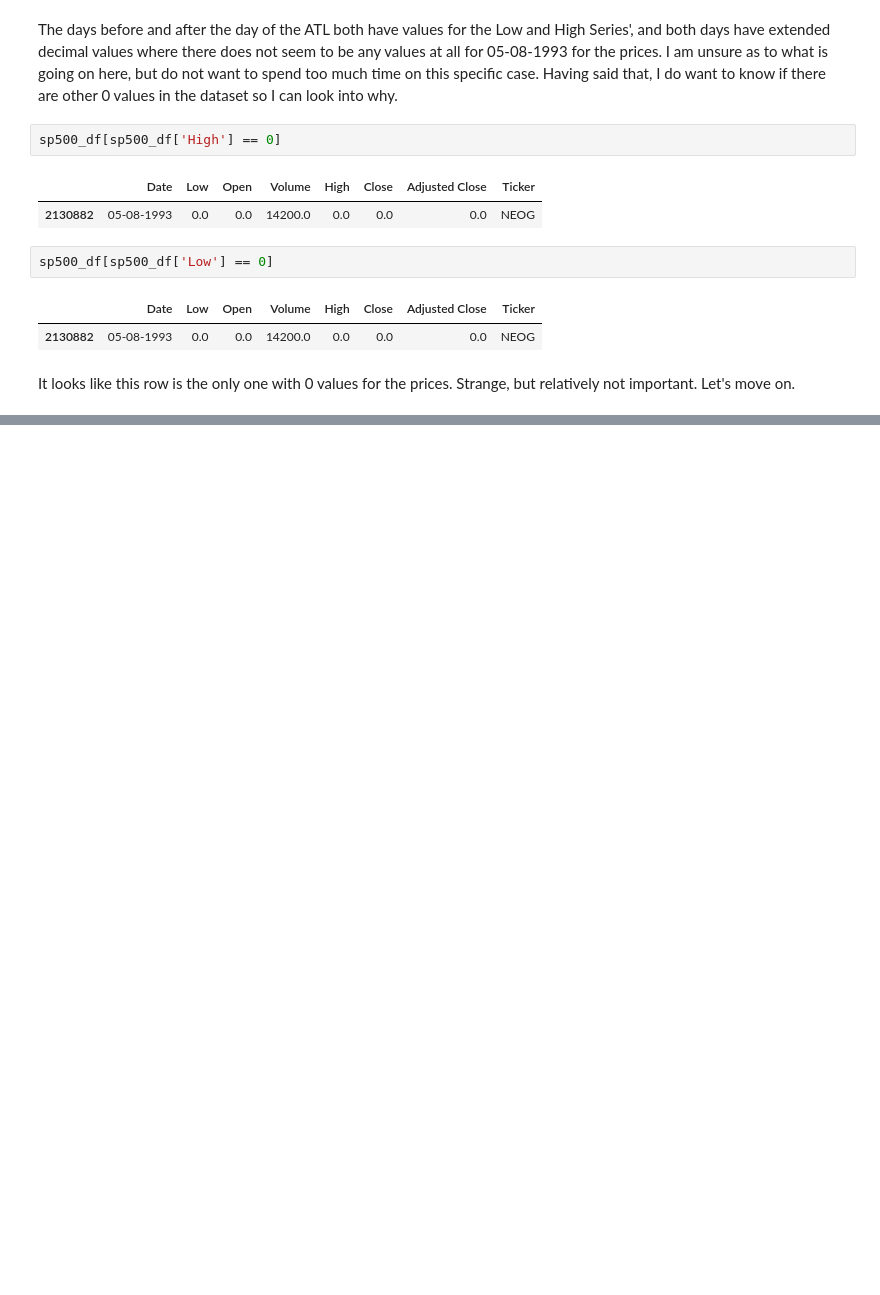
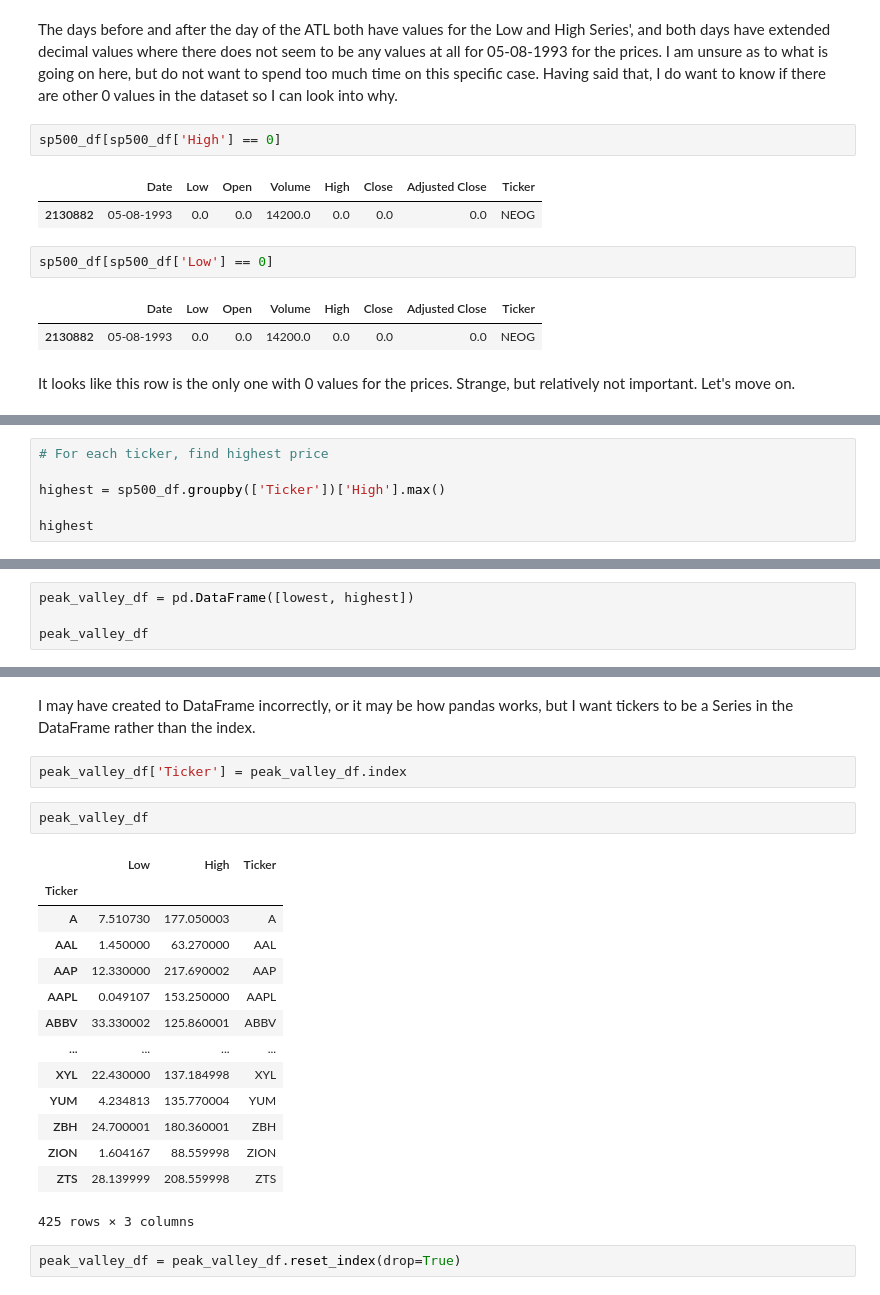
Before and after one commit to moferg/stock-market-analysis, a Jupyter notebook: stocks.ipynb, the cells around one changed output, grey strips where cells are left out. Drawn from its saved outputs; the diff is of its cells as text; blank space fills up the shorter version.

```diff
--- a/stocks.ipynb
+++ b/stocks.ipynb
@@ -235,0 +258,6 @@ It looks like this row is the only one with 0 values for the prices. Strange, bu
+# %%
+# For each ticker, find highest price
+
+highest = sp500_df.groupby(['Ticker'])['High'].max()
+
+highest
@@ -235,0 +278,4 @@ It looks like this row is the only one with 0 values for the prices. Strange, bu
+# %%
+peak_valley_df = pd.DataFrame([lowest, highest])
+
+peak_valley_df
@@ -235,0 +314,23 @@ It looks like this row is the only one with 0 values for the prices. Strange, bu
+# %% [markdown]
+I may have created to DataFrame incorrectly, or it may be how pandas works, but I want tickers to be a Series in the DataFrame rather than the index.
+# %%
+peak_valley_df['Ticker'] = peak_valley_df.index
+# %%
+peak_valley_df
+# %% [output]
+|  | Low | High | Ticker |
+| Ticker |  |  |  |
+| A | 7.510730 | 177.050003 | A |
+| AAL | 1.450000 | 63.270000 | AAL |
+| AAP | 12.330000 | 217.690002 | AAP |
+| AAPL | 0.049107 | 153.250000 | AAPL |
+| ABBV | 33.330002 | 125.860001 | ABBV |
+| ... | ... | ... | ... |
+| XYL | 22.430000 | 137.184998 | XYL |
+| YUM | 4.234813 | 135.770004 | YUM |
+| ZBH | 24.700001 | 180.360001 | ZBH |
+| ZION | 1.604167 | 88.559998 | ZION |
+| ZTS | 28.139999 | 208.559998 | ZTS |
+425 rows × 3 columns
+# %%
+peak_valley_df = peak_valley_df.reset_index(drop=True)
```
Also changed, not shown: parts of 17 cells of this notebook.
